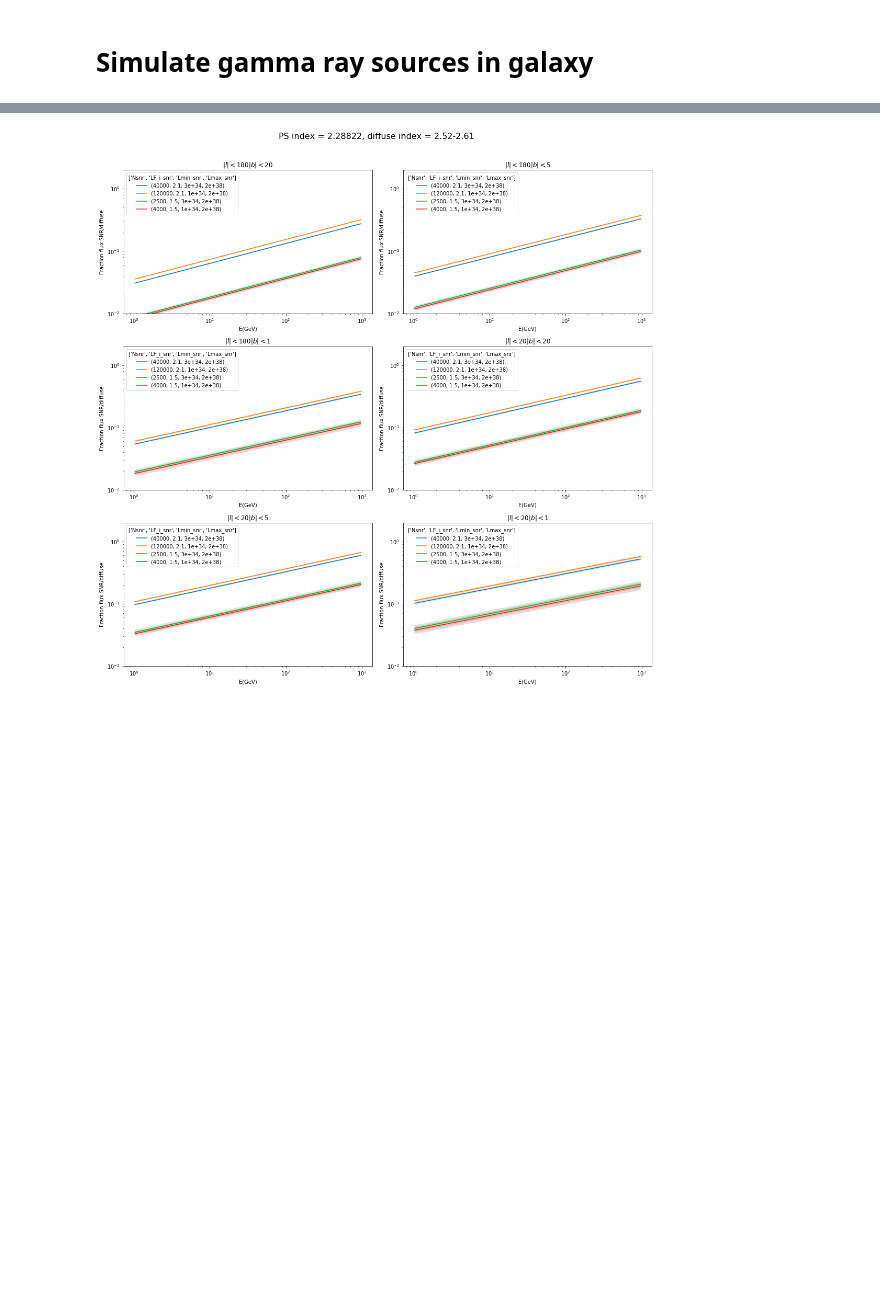
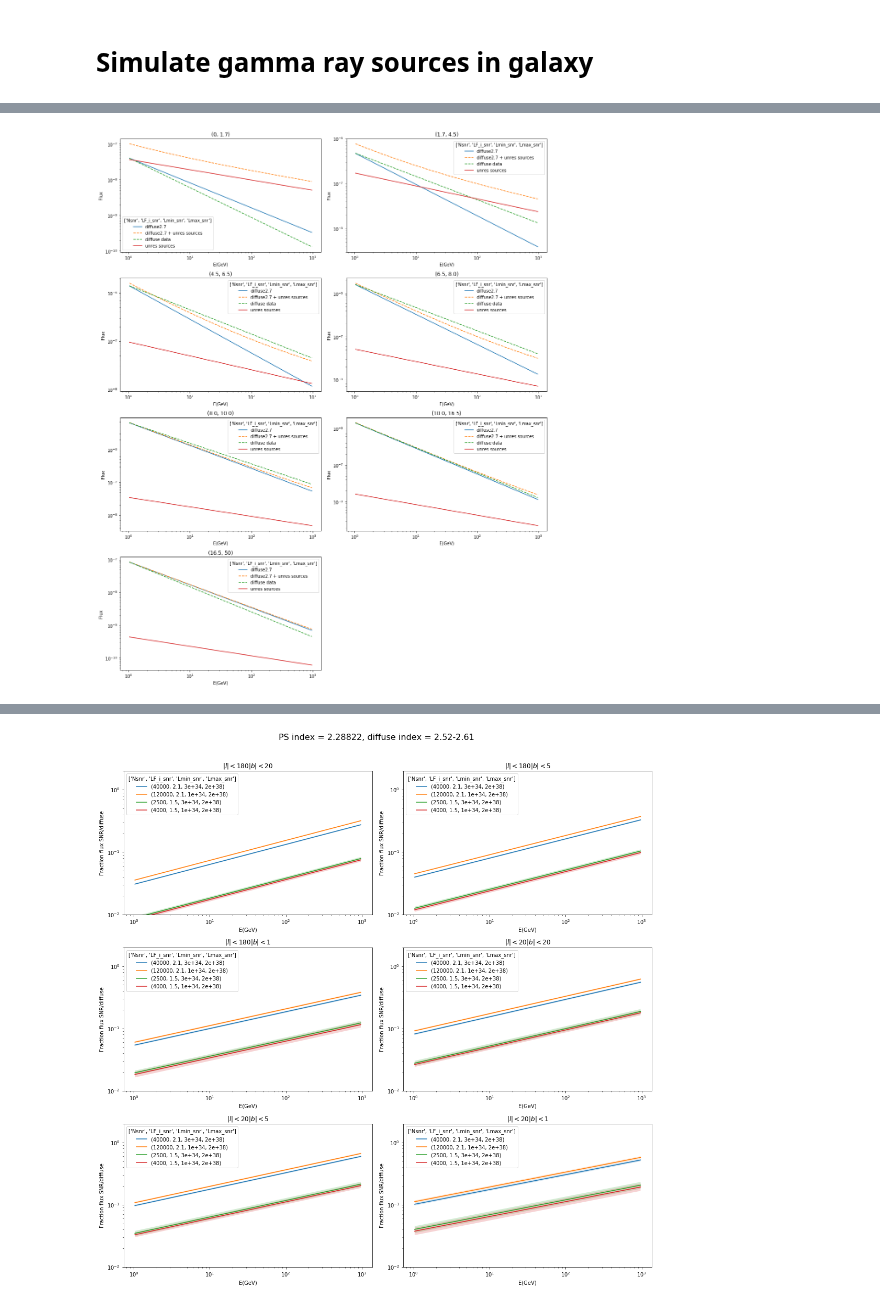
Before and after one commit to martp91/y-rays-UPS, a Jupyter notebook: sim_gamma_sources.ipynb, the cells around one changed output, grey strips where cells are left out. Saved outputs shown, nothing was run; the diff lists cells and outputs as text; code cells hidden in the pictures; blank space fills up the shorter version.

```diff
--- a/sim_gamma_sources.ipynb
+++ b/sim_gamma_sources.ipynb
@@ -459,0 +570,59 @@ done...
+# %%
+snr_spec_R = np.array(snr_spec_R)
+std_snr_spec_R = np.array(std_snr_spec_R)
+fit_rings_spec = np.array(fit_rings_spec)
+
+fig = plt.figure(figsize=(15,20))
+gs = gridspec.GridSpec(4,2)
+iE100 = np.argmin(E<100)
+l_i_30 = []
+l_i_200 = []
+
+def index(spec,E,Emin=1,Emax=100):
+    logy = np.log10(spec)
+    logx = np.log10(E)
+    iEmin = np.argmax(E >= Emin)
+    iEmax = np.argmax(E >= Emax)
+    dy = logy[iEmin]-logy[iEmax]
+    dx = logx[iEmin]-logx[iEmax]
+    dydx = dy/dx
+
+    return dydx
+
+for ri in range(len(R_rings)):
+   #print "At abs(l,b):",lb[di]
+    gsi = gridspec.GridSpecFromSubplotSpec(1,1,subplot_spec=gs[ri])
+    ax = plt.Subplot(fig,gs[ri])
+    spec_sim_diff_unres = fit_rings_spec_27[ri]+snr_spec_R[-1,ri]
+    ax.loglog(E,E**2*fit_rings_spec_27[ri],label='diffuse2.7')
+    ax.loglog(E,E**2*(spec_sim_diff_unres),label='diffuse2.7 + unres sources',linestyle='--')
+    ax.loglog(E,E**2*fit_rings_spec[ri],linestyle='--',label='diffuse data')
+    ax.loglog(E,E**2*snr_spec_R[2,ri],linestyle='-',label='unres sources')
+
+    index_30 = index(spec_sim_diff_unres,E,2,30)
+    index_200 = index(spec_sim_diff_unres,E,2,220)
+
+    l_i_30.append(index_30)
+    l_i_200.append(index_200)
+    #print "spectral index 2-30GeV for diff(=2.7)+unres sources(=2.2)",index_30
+    #print "spectral index 30-230GeV for diff(=2.7)+unres sources(=2.2)",index_200
+
+    for i,sf in enumerate(snr_spec_R):
+        color = next(ax._get_lines.prop_cycler)['color']
+        #ax.loglog(E,E**2*snr_spec_R[i,ri,:],color=color,label=options_print[i])
+
+        #ax.fill_between(E,E**2*(snr_spec_R[i,ri,:]-std_snr_spec_R[i,ri,:]),
+        #                E**2*(snr_spec_R[i,ri,:]+std_snr_spec_R[i,ri,:]),color=color,alpha=0.2)
+        ax.set_xscale('log',nonposx='clip')
+
+    #ax.set_ylim([1e-10,1e-5])
+    ax.set_title(R_rings[ri])
+    ax.set_xlabel('E(GeV)')
+    ax.set_ylabel('Flux')
+    fig.add_subplot(ax)
+    plt.legend(loc=0, title=options_labels[0:4])
+##Plot legend in seperate subplot
+
+fig.tight_layout(rect=[0, 0.03, 1, 0.95])
+# %% [output]
+[figure, added]
```
Also changed, not shown: parts of 10 cells of this notebook.
